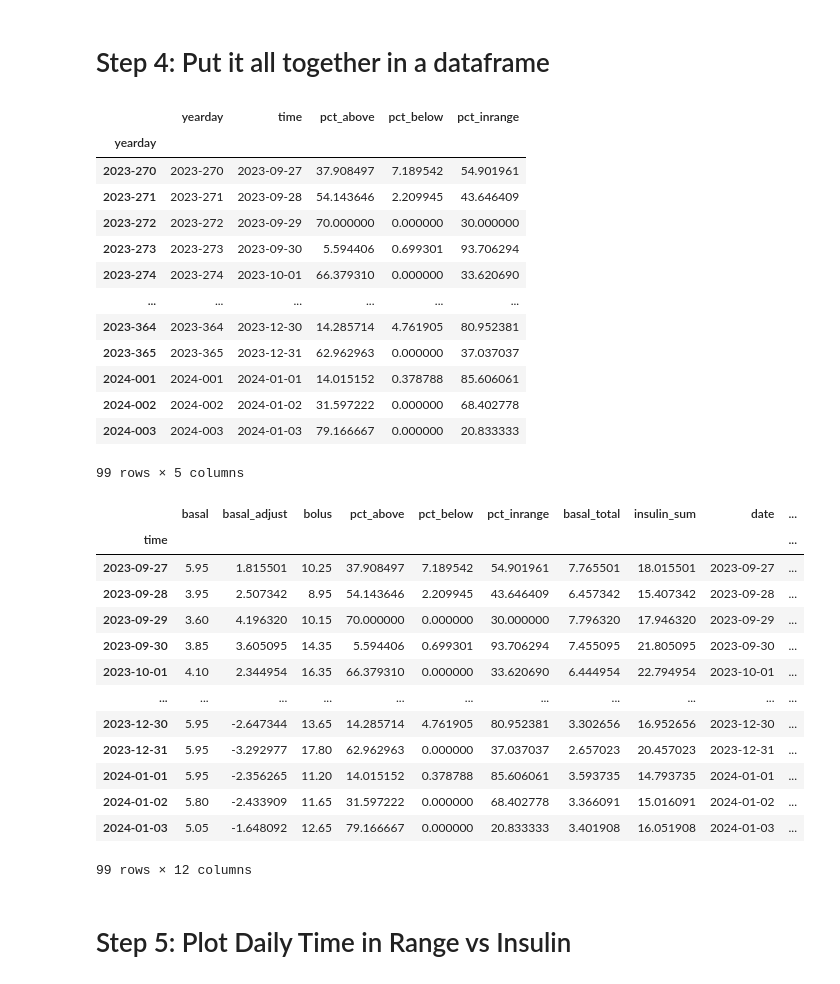
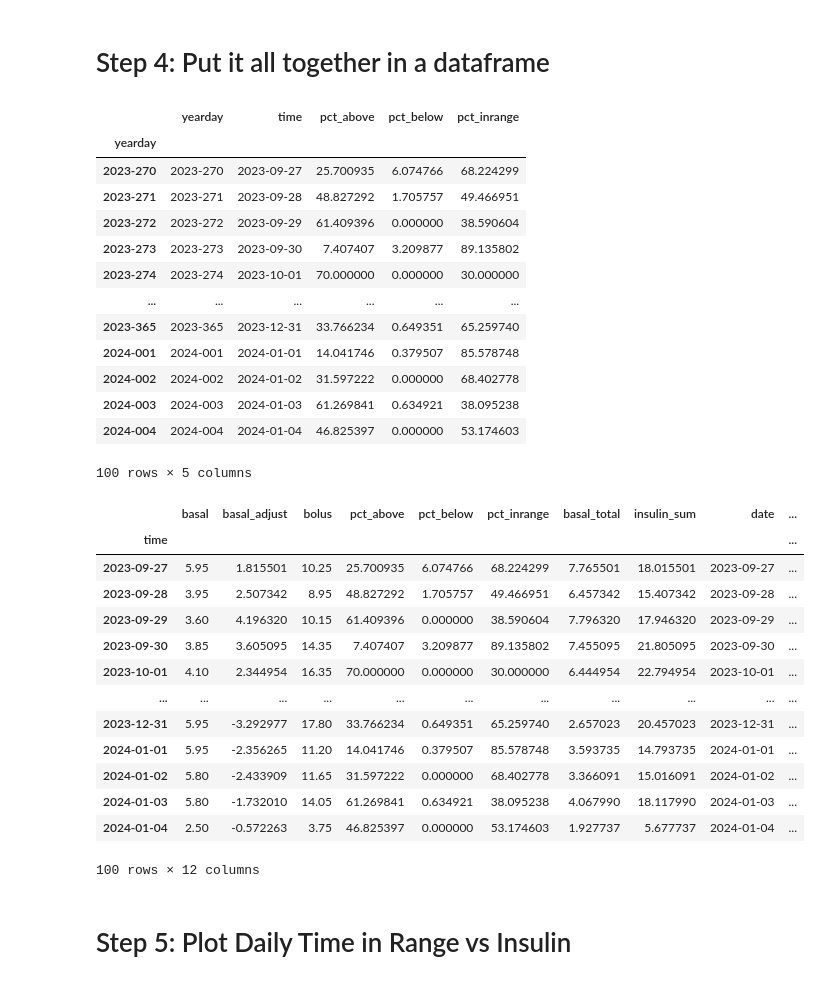
Before and after one commit to michellejw/mdb_explore, a Jupyter notebook: notebooks/df_explore_part08.ipynb, the cells around one changed output. Cells and saved outputs as stored; diff of their text form; code cells hidden in the pictures.

```diff
--- a/notebooks/df_explore_part08.ipynb
+++ b/notebooks/df_explore_part08.ipynb
@@ -70,11 +70,12 @@ df_treatments = col_treatments.find_pandas_all({}, schema=treatments_schema)
 df_devicestatus = col_devicestatus.find_pandas_all({}, schema=devicestatus_schema)
 
 # Remove duplicate entries from cgm date - keep only loop for now.
-df_entries = df_entries0[df_entries0["device"]=="loop://Dexcom/G6/21.0"].copy()
+#df_entries = df_entries0[df_entries0["device"]=="loop://Dexcom/G6/21.0"].copy()
+df_entries = df_entries0.copy()
 
 # Convert entries time strings to datetime format
 df_entries["time"] = pd.to_datetime(df_entries["dateString"]).dt.tz_convert(time_zone)
-df_entries.set_index("time", inplace = True, drop=False)
+df_entries.set_index("time", inplace = True, drop=True)
 df_entries.sort_index(inplace=True)
 
 # Add a time column that has time zone defined, make that the index
@@ -155,24 +151,24 @@ for e in event_types:
 # %%
 # Extract only the dates of interest from the CGM dataset
 df_entries_sub = df_entries.loc[date_start:date_end+ pd.Timedelta(hours=23.5)].copy()
 # Pull out stats
-df_cgm_daily = oop.daily_cgm_stats(df_entries_sub['time'], df_entries_sub['sgv'], min_target=70, max_target=180)
+df_cgm_daily = oop.daily_cgm_stats(df_entries_sub.index.to_series(), df_entries_sub['sgv'], min_target=70, max_target=180)
 df_cgm_daily
 # %% [output]
 |  | yearday | time | pct_above | pct_below | pct_inrange |
 | yearday |  |  |  |  |  |
-| 2023-270 | 2023-270 | 2023-09-27 | 37.908497 | 7.189542 | 54.901961 |
-| 2023-271 | 2023-271 | 2023-09-28 | 54.143646 | 2.209945 | 43.646409 |
-| 2023-272 | 2023-272 | 2023-09-29 | 70.000000 | 0.000000 | 30.000000 |
-| 2023-273 | 2023-273 | 2023-09-30 | 5.594406 | 0.699301 | 93.706294 |
-| 2023-274 | 2023-274 | 2023-10-01 | 66.379310 | 0.000000 | 33.620690 |
+| 2023-270 | 2023-270 | 2023-09-27 | 25.700935 | 6.074766 | 68.224299 |
+| 2023-271 | 2023-271 | 2023-09-28 | 48.827292 | 1.705757 | 49.466951 |
+| 2023-272 | 2023-272 | 2023-09-29 | 61.409396 | 0.000000 | 38.590604 |
+| 2023-273 | 2023-273 | 2023-09-30 | 7.407407 | 3.209877 | 89.135802 |
+| 2023-274 | 2023-274 | 2023-10-01 | 70.000000 | 0.000000 | 30.000000 |
 | ... | ... | ... | ... | ... | ... |
-| 2023-364 | 2023-364 | 2023-12-30 | 14.285714 | 4.761905 | 80.952381 |
-| 2023-365 | 2023-365 | 2023-12-31 | 62.962963 | 0.000000 | 37.037037 |
-| 2024-001 | 2024-001 | 2024-01-01 | 14.015152 | 0.378788 | 85.606061 |
+| 2023-365 | 2023-365 | 2023-12-31 | 33.766234 | 0.649351 | 65.259740 |
+| 2024-001 | 2024-001 | 2024-01-01 | 14.041746 | 0.379507 | 85.578748 |
 | 2024-002 | 2024-002 | 2024-01-02 | 31.597222 | 0.000000 | 68.402778 |
-| 2024-003 | 2024-003 | 2024-01-03 | 79.166667 | 0.000000 | 20.833333 |
+| 2024-003 | 2024-003 | 2024-01-03 | 61.269841 | 0.634921 | 38.095238 |
+| 2024-004 | 2024-004 | 2024-01-04 | 46.825397 | 0.000000 | 53.174603 |
-99 rows × 5 columns
+100 rows × 5 columns
 # %%
 df_all = pd.DataFrame(
     data = {
@@ -197,18 +193,18 @@ df_all
 # %% [output]
 |  | basal | basal_adjust | bolus | pct_above | pct_below | pct_inrange | basal_total | insulin_sum | date | ... |
 | time |  |  |  |  |  |  |  |  |  | ... |
-| 2023-09-27 | 5.95 | 1.815501 | 10.25 | 37.908497 | 7.189542 | 54.901961 | 7.765501 | 18.015501 | 2023-09-27 | ... |
-| 2023-09-28 | 3.95 | 2.507342 | 8.95 | 54.143646 | 2.209945 | 43.646409 | 6.457342 | 15.407342 | 2023-09-28 | ... |
-| 2023-09-29 | 3.60 | 4.196320 | 10.15 | 70.000000 | 0.000000 | 30.000000 | 7.796320 | 17.946320 | 2023-09-29 | ... |
-| 2023-09-30 | 3.85 | 3.605095 | 14.35 | 5.594406 | 0.699301 | 93.706294 | 7.455095 | 21.805095 | 2023-09-30 | ... |
-| 2023-10-01 | 4.10 | 2.344954 | 16.35 | 66.379310 | 0.000000 | 33.620690 | 6.444954 | 22.794954 | 2023-10-01 | ... |
+| 2023-09-27 | 5.95 | 1.815501 | 10.25 | 25.700935 | 6.074766 | 68.224299 | 7.765501 | 18.015501 | 2023-09-27 | ... |
+| 2023-09-28 | 3.95 | 2.507342 | 8.95 | 48.827292 | 1.705757 | 49.466951 | 6.457342 | 15.407342 | 2023-09-28 | ... |
+| 2023-09-29 | 3.60 | 4.196320 | 10.15 | 61.409396 | 0.000000 | 38.590604 | 7.796320 | 17.946320 | 2023-09-29 | ... |
+| 2023-09-30 | 3.85 | 3.605095 | 14.35 | 7.407407 | 3.209877 | 89.135802 | 7.455095 | 21.805095 | 2023-09-30 | ... |
+| 2023-10-01 | 4.10 | 2.344954 | 16.35 | 70.000000 | 0.000000 | 30.000000 | 6.444954 | 22.794954 | 2023-10-01 | ... |
 | ... | ... | ... | ... | ... | ... | ... | ... | ... | ... | ... |
-| 2023-12-30 | 5.95 | -2.647344 | 13.65 | 14.285714 | 4.761905 | 80.952381 | 3.302656 | 16.952656 | 2023-12-30 | ... |
-| 2023-12-31 | 5.95 | -3.292977 | 17.80 | 62.962963 | 0.000000 | 37.037037 | 2.657023 | 20.457023 | 2023-12-31 | ... |
-| 2024-01-01 | 5.95 | -2.356265 | 11.20 | 14.015152 | 0.378788 | 85.606061 | 3.593735 | 14.793735 | 2024-01-01 | ... |
+| 2023-12-31 | 5.95 | -3.292977 | 17.80 | 33.766234 | 0.649351 | 65.259740 | 2.657023 | 20.457023 | 2023-12-31 | ... |
+| 2024-01-01 | 5.95 | -2.356265 | 11.20 | 14.041746 | 0.379507 | 85.578748 | 3.593735 | 14.793735 | 2024-01-01 | ... |
 | 2024-01-02 | 5.80 | -2.433909 | 11.65 | 31.597222 | 0.000000 | 68.402778 | 3.366091 | 15.016091 | 2024-01-02 | ... |
-| 2024-01-03 | 5.05 | -1.648092 | 12.65 | 79.166667 | 0.000000 | 20.833333 | 3.401908 | 16.051908 | 2024-01-03 | ... |
+| 2024-01-03 | 5.80 | -1.732010 | 14.05 | 61.269841 | 0.634921 | 38.095238 | 4.067990 | 18.117990 | 2024-01-03 | ... |
+| 2024-01-04 | 2.50 | -0.572263 | 3.75 | 46.825397 | 0.000000 | 53.174603 | 1.927737 | 5.677737 | 2024-01-04 | ... |
-99 rows × 12 columns
+100 rows × 12 columns
 # %% [markdown]
 # Step 5: Plot Daily Time in Range vs Insulin
 # %%
```
Also changed, not shown: parts of 7 cells of this notebook.
